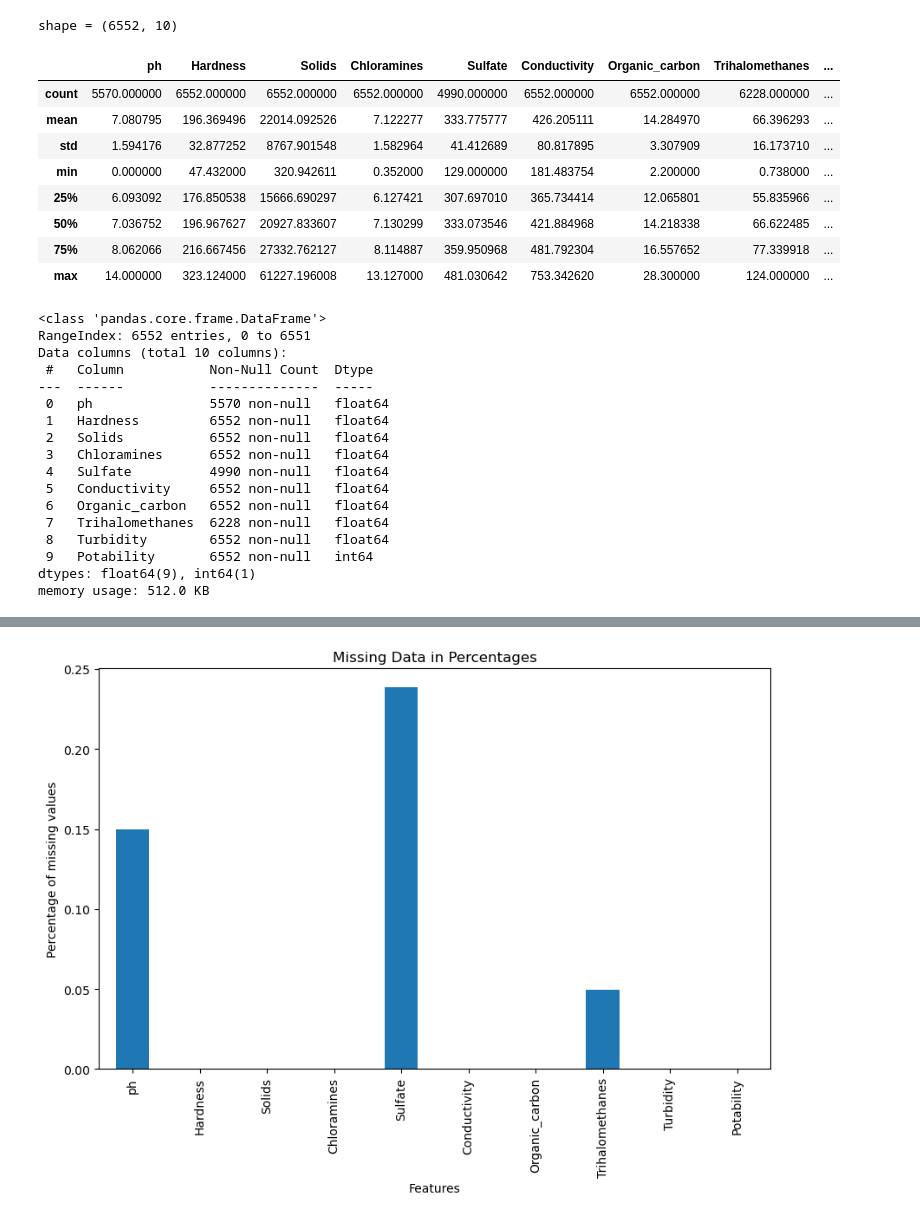
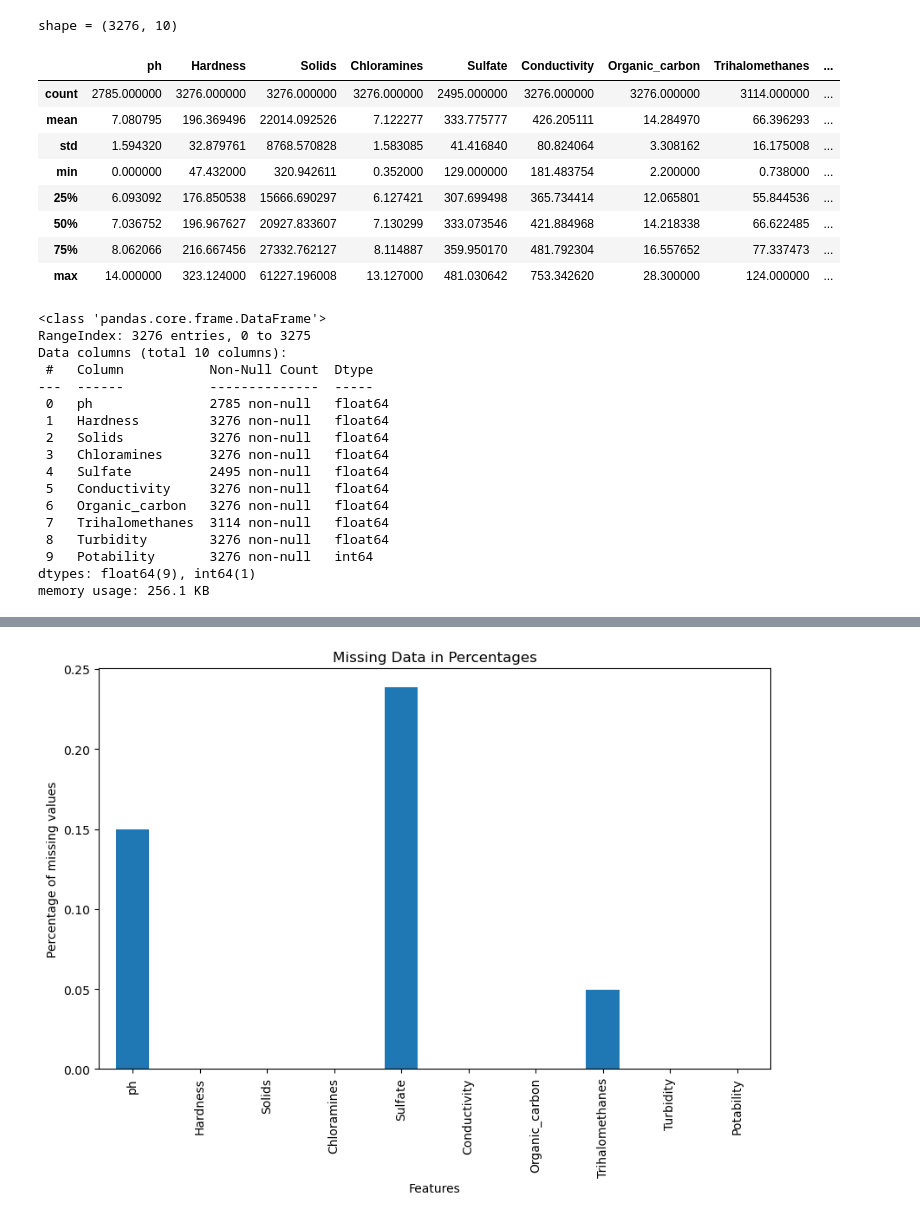
Before and after one commit to Yuval-Yarom/Predicting-Drinking-Water-Potability, a Jupyter notebook: EDA/EDA _Basic.ipynb, the cells around one changed output, grey strips where cells are left out. Saved outputs shown, nothing was run; the diff lists cells and outputs as text; code cells hidden in the pictures.

```diff
--- a/EDA/EDA _Basic.ipynb
+++ b/EDA/EDA _Basic.ipynb
@@ -17,42 +17,42 @@ from Utils.DataVisualization import PlotConfusionMatrix, PlotLabelsHistogram, Pl
 # %%
 # import the data
 from Utils.data_utils import load_data_from_folder
-df = load_data_from_folder()
-df = df.drop(columns=['file_name'])
+df = pd.read_csv('../data/dataset_1.csv')
+# df = df.drop(columns=['file_name'])
 print('shape =',df.shape)
 
 df.describe()
 # %% [output]
-shape = (6552, 10)
+shape = (3276, 10)
 |  | ph | Hardness | Solids | Chloramines | Sulfate | Conductivity | Organic_carbon | Trihalomethanes | ... |
-| count | 5570.000000 | 6552.000000 | 6552.000000 | 6552.000000 | 4990.000000 | 6552.000000 | 6552.000000 | 6228.000000 | ... |
+| count | 2785.000000 | 3276.000000 | 3276.000000 | 3276.000000 | 2495.000000 | 3276.000000 | 3276.000000 | 3114.000000 | ... |
 | mean | 7.080795 | 196.369496 | 22014.092526 | 7.122277 | 333.775777 | 426.205111 | 14.284970 | 66.396293 | ... |
-| std | 1.594176 | 32.877252 | 8767.901548 | 1.582964 | 41.412689 | 80.817895 | 3.307909 | 16.173710 | ... |
+| std | 1.594320 | 32.879761 | 8768.570828 | 1.583085 | 41.416840 | 80.824064 | 3.308162 | 16.175008 | ... |
 | min | 0.000000 | 47.432000 | 320.942611 | 0.352000 | 129.000000 | 181.483754 | 2.200000 | 0.738000 | ... |
-| 25% | 6.093092 | 176.850538 | 15666.690297 | 6.127421 | 307.697010 | 365.734414 | 12.065801 | 55.835966 | ... |
+| 25% | 6.093092 | 176.850538 | 15666.690297 | 6.127421 | 307.699498 | 365.734414 | 12.065801 | 55.844536 | ... |
 | 50% | 7.036752 | 196.967627 | 20927.833607 | 7.130299 | 333.073546 | 421.884968 | 14.218338 | 66.622485 | ... |
-| 75% | 8.062066 | 216.667456 | 27332.762127 | 8.114887 | 359.950968 | 481.792304 | 16.557652 | 77.339918 | ... |
+| 75% | 8.062066 | 216.667456 | 27332.762127 | 8.114887 | 359.950170 | 481.792304 | 16.557652 | 77.337473 | ... |
 | max | 14.000000 | 323.124000 | 61227.196008 | 13.127000 | 481.030642 | 753.342620 | 28.300000 | 124.000000 | ... |
 # %%
 df.info()
 # %% [output]
 <class 'pandas.core.frame.DataFrame'>
-RangeIndex: 6552 entries, 0 to 6551
+RangeIndex: 3276 entries, 0 to 3275
 Data columns (total 10 columns):
  #   Column           Non-Null Count  Dtype
 ---  ------           --------------  -----
- 0   ph               5570 non-null   float64
- 1   Hardness         6552 non-null   float64
- 2   Solids           6552 non-null   float64
- 3   Chloramines      6552 non-null   float64
- 4   Sulfate          4990 non-null   float64
- 5   Conductivity     6552 non-null   float64
- 6   Organic_carbon   6552 non-null   float64
- 7   Trihalomethanes  6228 non-null   float64
- 8   Turbidity        6552 non-null   float64
- 9   Potability       6552 non-null   int64
+ 0   ph               2785 non-null   float64
+ 1   Hardness         3276 non-null   float64
+ 2   Solids           3276 non-null   float64
+ 3   Chloramines      3276 non-null   float64
+ 4   Sulfate          2495 non-null   float64
+ 5   Conductivity     3276 non-null   float64
+ 6   Organic_carbon   3276 non-null   float64
+ 7   Trihalomethanes  3114 non-null   float64
+ 8   Turbidity        3276 non-null   float64
+ 9   Potability       3276 non-null   int64
 dtypes: float64(9), int64(1)
-memory usage: 512.0 KB
+memory usage: 256.1 KB
 # %%
 # Distribution of Labels
 PlotLabelsHistogram(df['Potability'], lClass=['Not Potable', 'Potable']);
```
Also changed, not shown: parts of 7 cells of this notebook, 5 other files.
